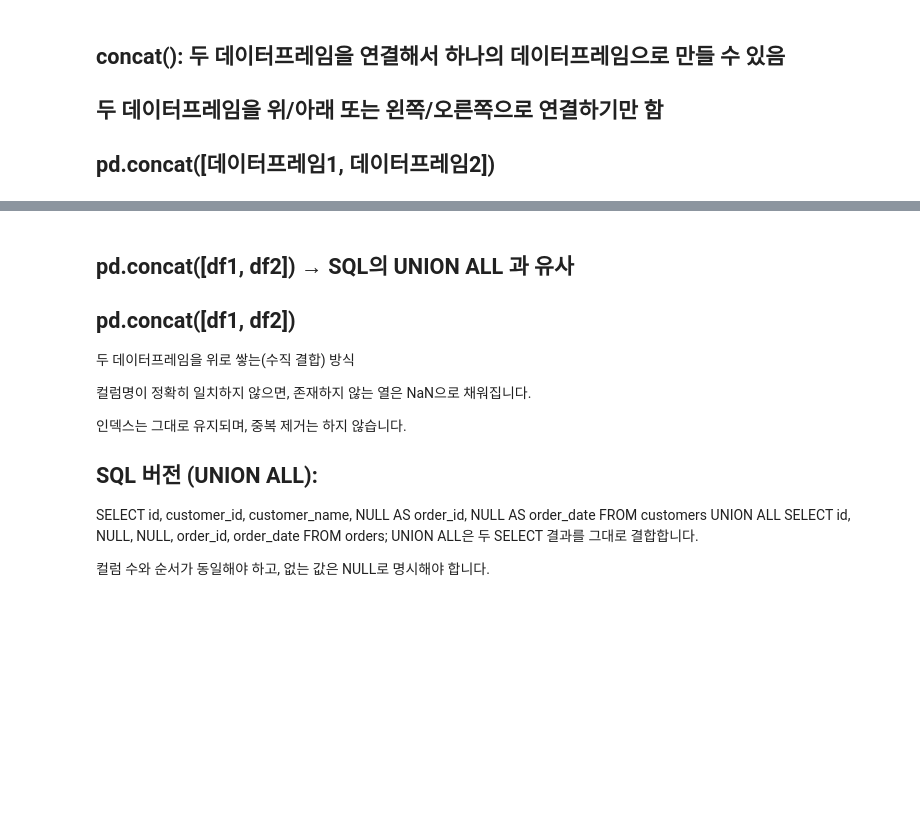
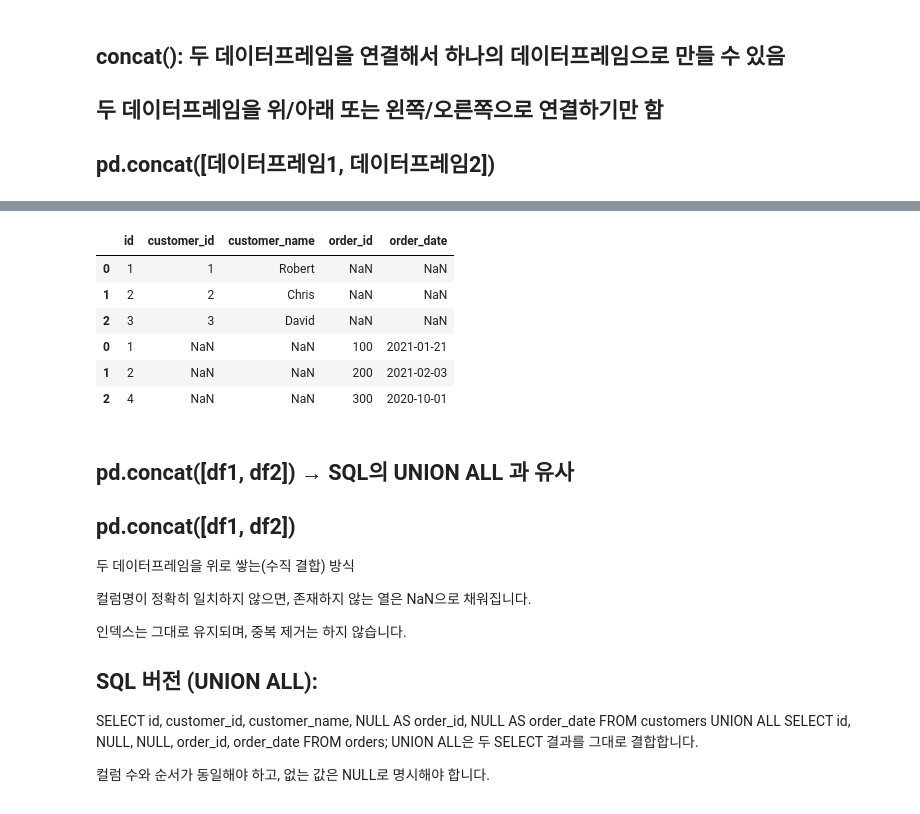
Before and after one commit to JongHyun070105/MachineLearning2025, a Jupyter notebook: 3710박종현_pandas_pivot_merge_concat(실습).ipynb, the cells around one changed output, grey strips where cells are left out. Saved outputs shown, nothing was run; the diff lists cells and outputs as text; code cells hidden in the pictures; blank space fills up the shorter version.

```diff
--- a/3710박종현_pandas_pivot_merge_concat(실습).ipynb
+++ b/3710박종현_pandas_pivot_merge_concat(실습).ipynb
@@ -62,0 +64,8 @@ df2 =
+# %%
+df1 = pd.DataFrame({
+    'id': ['1', '2', '3'],
+    'customer_id': ['1','2','3'],
+    'customer_name': ['Robert', 'Chris', 'David']
+})
+
+df1
@@ -62,0 +77,8 @@ df2 =
+# %%
+df2 =pd.DataFrame({
+    'id': ['1', '2', '4'],
+    'order_id': ['100','200','300'],
+    'order_date': ['2021-01-21', '2021-02-03', '2020-10-01']
+})
+
+df2
@@ -76,3 +94,13 @@ df2 =
+# %%
+pd.concat([df1, df2])
+# %% [output]
+|  | id | customer_id | customer_name | order_id | order_date |
+| 0 | 1 | 1 | Robert | NaN | NaN |
+| 1 | 2 | 2 | Chris | NaN | NaN |
+| 2 | 3 | 3 | David | NaN | NaN |
+| 0 | 1 | NaN | NaN | 100 | 2021-01-21 |
+| 1 | 2 | NaN | NaN | 200 | 2021-02-03 |
+| 2 | 4 | NaN | NaN | 300 | 2020-10-01 |
 # %% [markdown]
 ## pd.concat([df1, df2]) → SQL의 UNION ALL 과 유사
 ## pd.concat([df1, df2])
```
Also changed, not shown: parts of 29 cells of this notebook.
